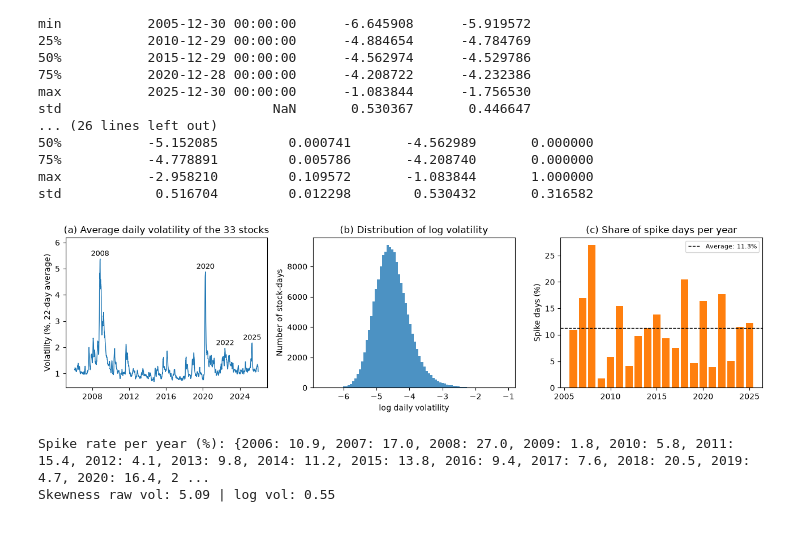
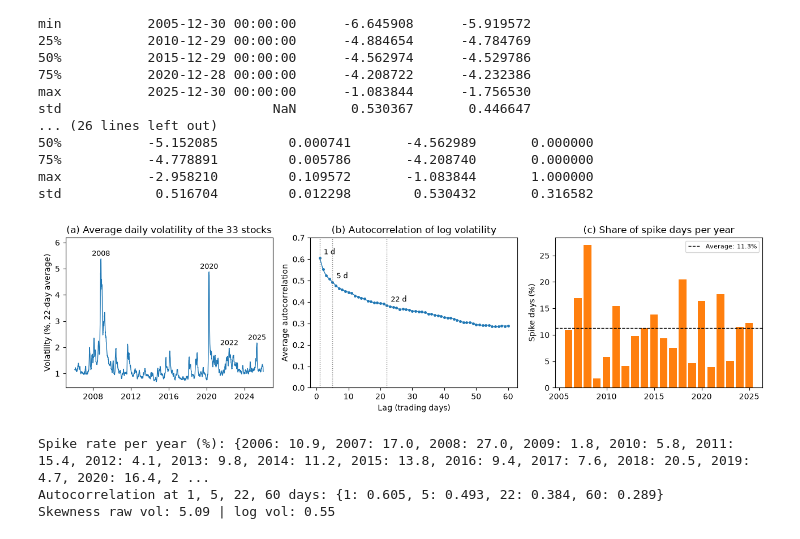
Before and after one commit to orel949/ML-volatility-forecasting, a Jupyter notebook: notebooks/data.ipynb, the cells around one changed output. Saved outputs shown, nothing was run; the diff lists cells and outputs as text; code cells hidden in the pictures.

Commit message:
vol plot

```diff
--- a/notebooks/data.ipynb
+++ b/notebooks/data.ipynb
@@ -215,38 +215,50 @@ fig, axes = plt.subplots(1, 3, figsize=(13, 3.6))
 
 # (a) Average daily volatility over time, 22-day smoothing
 avg_vol = data.groupby("date")["vol_pct"].mean().rolling(22).mean()
 axes[0].plot(avg_vol.index, avg_vol.values, color="tab:blue", linewidth=1)
 for year in ["2008", "2020", "2022", "2025"]:  # label the highest point of each crisis year
     peak_day = avg_vol.loc[year].idxmax()
     axes[0].annotate(year, (peak_day, avg_vol.loc[peak_day]),
                      textcoords="offset points", xytext=(0, 4), ha="center", fontsize=9)
 axes[0].set_ylim(top=avg_vol.max() * 1.15)
 axes[0].set_title("(a) Average daily volatility of the 33 stocks")
 axes[0].set_ylabel("Volatility (%, 22-day average)")
 
-# (b) Distribution of log volatility
-axes[1].hist(data["log_vol_d"], bins=80, color="tab:blue", alpha=0.8)
-axes[1].set_title("(b) Distribution of log volatility")
-axes[1].set_xlabel("log daily volatility")
-axes[1].set_ylabel("Number of stock-days")
+# (b) Persistence: autocorrelation of log volatility, averaged over the 33 stocks
+data = data.sort_values(["ticker", "date"])
+lags = range(1, 61)
+acf_by_stock = {ticker: [log_vol.autocorr(lag) for lag in lags]
+                for ticker, log_vol in data.groupby("ticker")["log_vol_d"]}
+acf = pd.DataFrame(acf_by_stock, index=lags).mean(axis=1)
+axes[1].plot(acf.index, acf.values, color="tab:blue", marker="o", markersize=2.5, linewidth=1)
+for lag in [1, 5, 22]:  # the three horizons used by the HAR model
+    axes[1].axvline(lag, color="grey", linestyle=":", linewidth=1)
+    axes[1].annotate(f"{lag} d", (lag, acf.loc[lag]), textcoords="offset points",
+                     xytext=(5, 5), fontsize=9)
+axes[1].set_ylim(0, 0.7)
+axes[1].set_title("(b) Autocorrelation of log volatility")
+axes[1].set_xlabel("Lag (trading days)")
+axes[1].set_ylabel("Average autocorrelation")
 
 # (c) Spike rate per year
 years = data[data["date"].dt.year >= 2006]
 spike_rate = 100 * years.groupby(years["date"].dt.year)["target_spike"].mean()
 axes[2].bar(spike_rate.index, spike_rate.values, color="tab:orange")
 axes[2].axhline(100 * data["target_spike"].mean(), color="black", linestyle="--", linewidth=1,
                 label=f"Average: {100 * data['target_spike'].mean():.1f}%")
 axes[2].set_title("(c) Share of spike days per year")
 axes[2].set_ylabel("Spike days (%)")
 axes[2].legend(fontsize=8)
 
 plt.tight_layout()
 plt.savefig("../figures/plot.png", dpi=200)
 plt.show()
 
 print("Spike rate per year (%):", spike_rate.round(1).to_dict())
+print("Autocorrelation at 1, 5, 22, 60 days:", acf.loc[[1, 5, 22, 60]].round(3).to_dict())
 print("Skewness raw vol:", round(data["vol_pct"].skew(), 2), "| log vol:", round(data["log_vol_d"].skew(), 2))
 # %% [output]
-[figure, old version]
+[figure, new version]
 Spike rate per year (%): {2006: 10.9, 2007: 17.0, 2008: 27.0, 2009: 1.8, 2010: 5.8, 2011: 15.4, 2012: 4.1, 2013: 9.8, 2014: 11.2, 2015: 13.8, 2016: 9.4, 2017: 7.6, 2018: 20.5, 2019: 4.7, 2020: 16.4, 2 ...
+Autocorrelation at 1, 5, 22, 60 days: {1: 0.605, 5: 0.493, 22: 0.384, 60: 0.289}
 Skewness raw vol: 5.09 | log vol: 0.55
```
Also changed, not shown: 1 other file.
